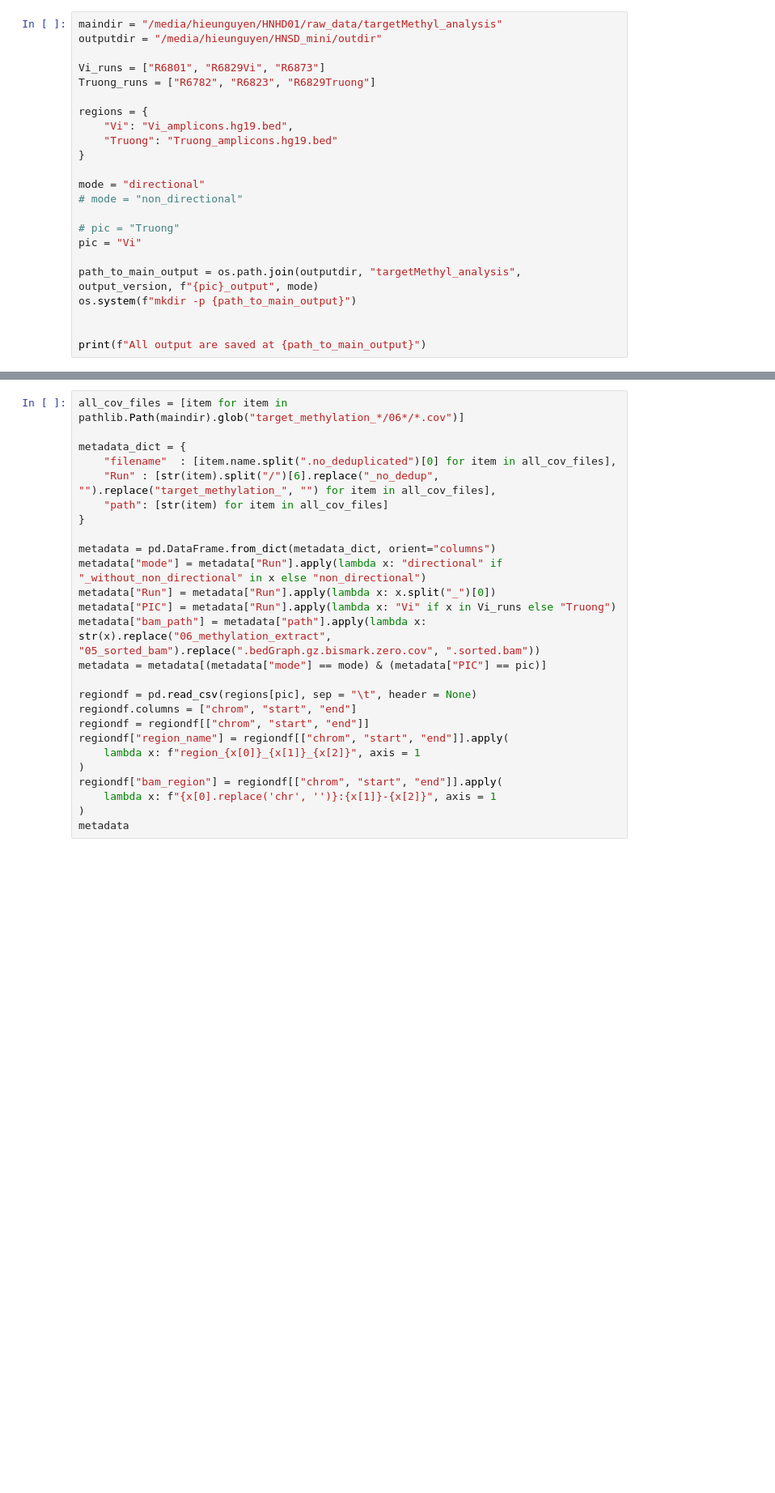
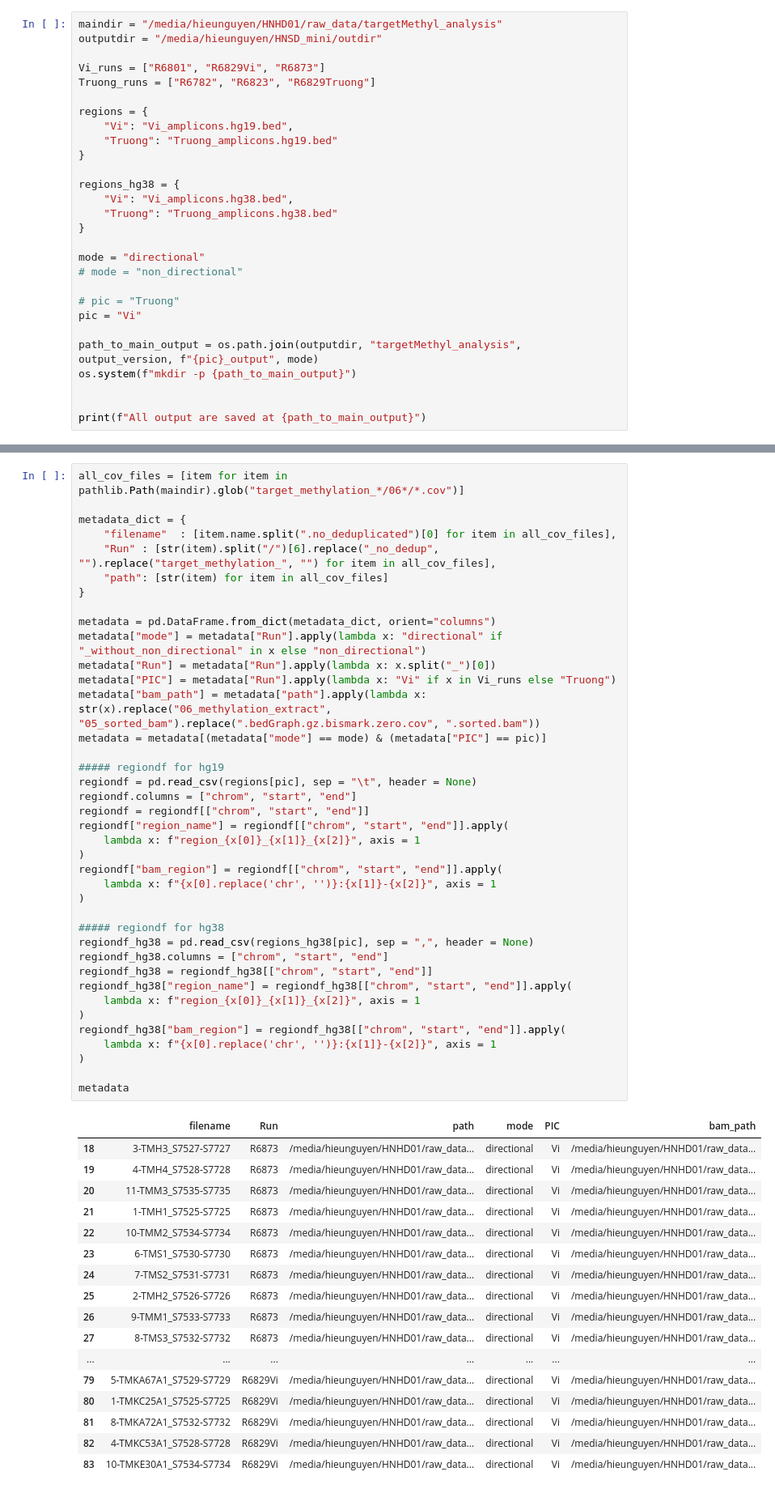
Before and after one commit to hieunguyen4193/targetMethylanalysis, a Jupyter notebook: main.ipynb, the cells around one changed output, grey strips where cells are left out. Shown at 81% size. Cells and saved outputs as stored; diff of their text form; blank space fills up the shorter version.

```diff
--- a/main.ipynb
+++ b/main.ipynb
@@ -23,6 +23,11 @@ Truong_runs = ["R6782", "R6823", "R6829Truong"]
 regions = {
     "Vi": "Vi_amplicons.hg19.bed",
     "Truong": "Truong_amplicons.hg19.bed"
+}
+
+regions_hg38 = {
+    "Vi": "Vi_amplicons.hg38.bed",
+    "Truong": "Truong_amplicons.hg38.bed"
 }
 
 mode = "directional"
@@ -39,29 +46,60 @@ print(f"All output are saved at {path_to_main_output}")
 # %%
 all_cov_files = [item for item in pathlib.Path(maindir).glob("target_methylation_*/06*/*.cov")]
 
 metadata_dict = {
     "filename"  : [item.name.split(".no_deduplicated")[0] for item in all_cov_files],
     "Run" : [str(item).split("/")[6].replace("_no_dedup", "").replace("target_methylation_", "") for item in all_cov_files],
     "path": [str(item) for item in all_cov_files]
 }
 
 metadata = pd.DataFrame.from_dict(metadata_dict, orient="columns")
 metadata["mode"] = metadata["Run"].apply(lambda x: "directional" if "_without_non_directional" in x else "non_directional")
 metadata["Run"] = metadata["Run"].apply(lambda x: x.split("_")[0])
 metadata["PIC"] = metadata["Run"].apply(lambda x: "Vi" if x in Vi_runs else "Truong")
 metadata["bam_path"] = metadata["path"].apply(lambda x: str(x).replace("06_methylation_extract", "05_sorted_bam").replace(".bedGraph.gz.bismark.zero.cov", ".sorted.bam"))
 metadata = metadata[(metadata["mode"] == mode) & (metadata["PIC"] == pic)]
 
+##### regiondf for hg19
 regiondf = pd.read_csv(regions[pic], sep = "\t", header = None)
 regiondf.columns = ["chrom", "start", "end"]
 regiondf = regiondf[["chrom", "start", "end"]]
 regiondf["region_name"] = regiondf[["chrom", "start", "end"]].apply(
     lambda x: f"region_{x[0]}_{x[1]}_{x[2]}", axis = 1
 )
 regiondf["bam_region"] = regiondf[["chrom", "start", "end"]].apply(
     lambda x: f"{x[0].replace('chr', '')}:{x[1]}-{x[2]}", axis = 1
 )
+
+##### regiondf for hg38
+regiondf_hg38 = pd.read_csv(regions_hg38[pic], sep = ",", header = None)
+regiondf_hg38.columns = ["chrom", "start", "end"]
+regiondf_hg38 = regiondf_hg38[["chrom", "start", "end"]]
+regiondf_hg38["region_name"] = regiondf_hg38[["chrom", "start", "end"]].apply(
+    lambda x: f"region_{x[0]}_{x[1]}_{x[2]}", axis = 1
+)
+regiondf_hg38["bam_region"] = regiondf_hg38[["chrom", "start", "end"]].apply(
+    lambda x: f"{x[0].replace('chr', '')}:{x[1]}-{x[2]}", axis = 1
+)
+
 metadata
+# %% [output]
+|  | filename | Run | path | mode | PIC | bam_path |
+| 18 | 3-TMH3_S7527-S7727 | R6873 | /media/hieunguyen/HNHD01/raw_data... | directional | Vi | /media/hieunguyen/HNHD01/raw_data... |
+| 19 | 4-TMH4_S7528-S7728 | R6873 | /media/hieunguyen/HNHD01/raw_data... | directional | Vi | /media/hieunguyen/HNHD01/raw_data... |
+| 20 | 11-TMM3_S7535-S7735 | R6873 | /media/hieunguyen/HNHD01/raw_data... | directional | Vi | /media/hieunguyen/HNHD01/raw_data... |
+| 21 | 1-TMH1_S7525-S7725 | R6873 | /media/hieunguyen/HNHD01/raw_data... | directional | Vi | /media/hieunguyen/HNHD01/raw_data... |
+| 22 | 10-TMM2_S7534-S7734 | R6873 | /media/hieunguyen/HNHD01/raw_data... | directional | Vi | /media/hieunguyen/HNHD01/raw_data... |
+| 23 | 6-TMS1_S7530-S7730 | R6873 | /media/hieunguyen/HNHD01/raw_data... | directional | Vi | /media/hieunguyen/HNHD01/raw_data... |
+| 24 | 7-TMS2_S7531-S7731 | R6873 | /media/hieunguyen/HNHD01/raw_data... | directional | Vi | /media/hieunguyen/HNHD01/raw_data... |
+| 25 | 2-TMH2_S7526-S7726 | R6873 | /media/hieunguyen/HNHD01/raw_data... | directional | Vi | /media/hieunguyen/HNHD01/raw_data... |
+| 26 | 9-TMM1_S7533-S7733 | R6873 | /media/hieunguyen/HNHD01/raw_data... | directional | Vi | /media/hieunguyen/HNHD01/raw_data... |
+| 27 | 8-TMS3_S7532-S7732 | R6873 | /media/hieunguyen/HNHD01/raw_data... | directional | Vi | /media/hieunguyen/HNHD01/raw_data... |
+| ... | ... | ... | ... | ... | ... | ... |
+| 79 | 5-TMKA67A1_S7529-S7729 | R6829Vi | /media/hieunguyen/HNHD01/raw_data... | directional | Vi | /media/hieunguyen/HNHD01/raw_data... |
+| 80 | 1-TMKC25A1_S7525-S7725 | R6829Vi | /media/hieunguyen/HNHD01/raw_data... | directional | Vi | /media/hieunguyen/HNHD01/raw_data... |
+| 81 | 8-TMKA72A1_S7532-S7732 | R6829Vi | /media/hieunguyen/HNHD01/raw_data... | directional | Vi | /media/hieunguyen/HNHD01/raw_data... |
+| 82 | 4-TMKC53A1_S7528-S7728 | R6829Vi | /media/hieunguyen/HNHD01/raw_data... | directional | Vi | /media/hieunguyen/HNHD01/raw_data... |
+| 83 | 10-TMKE30A1_S7534-S7734 | R6829Vi | /media/hieunguyen/HNHD01/raw_data... | directional | Vi | /media/hieunguyen/HNHD01/raw_data... |
 # %% [markdown]
 # Count on/off target reads
 # %%
```
Also changed, not shown: parts of 9 cells of this notebook, 3 other files.
